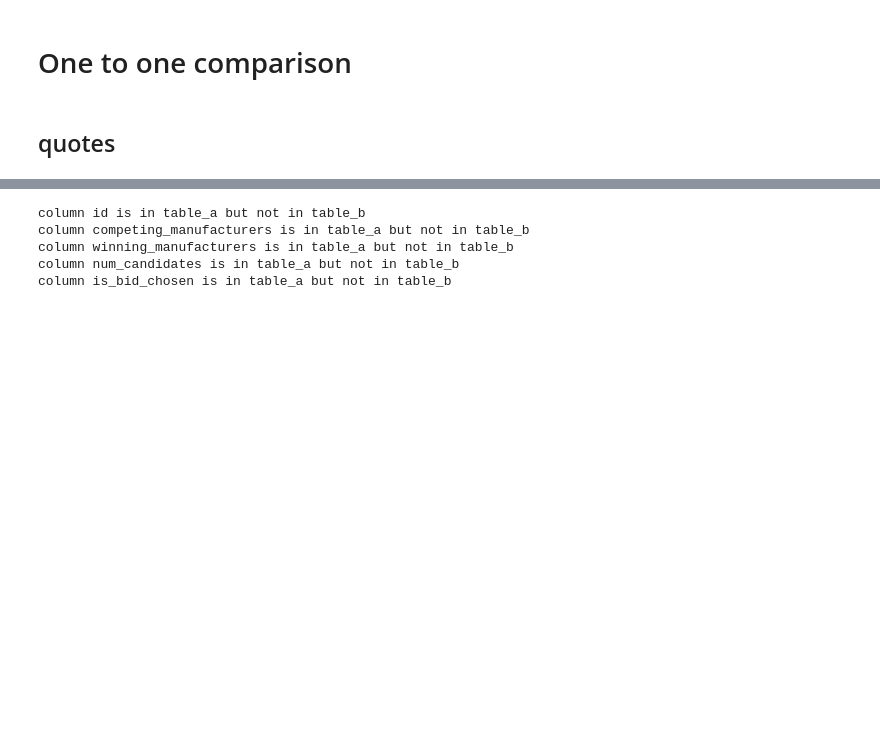
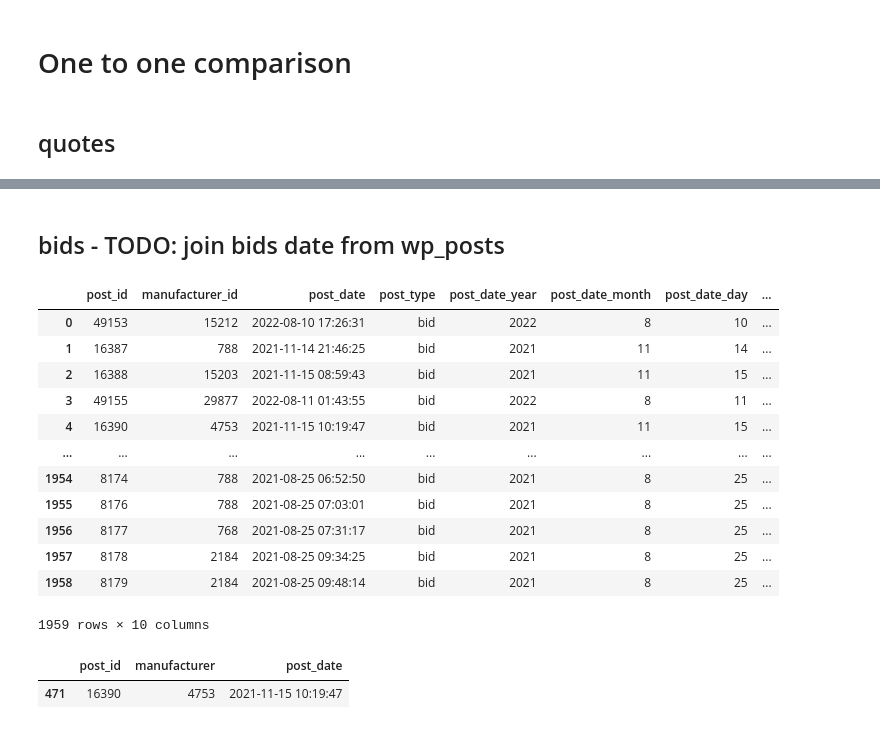
Before and after one commit to ophir-friedler/manufuture, a Jupyter notebook: manu_python/one to one with wp_type_XXX tables .ipynb, the cells around one changed output, grey strips where cells are left out. Cells and saved outputs as stored; diff of their text form; code cells hidden in the pictures; blank space fills up the shorter version.

```diff
--- a/manu_python/one to one with wp_type_XXX tables .ipynb
+++ b/manu_python/one to one with wp_type_XXX tables .ipynb
@@ -121,13 +125,24 @@ all_tables_df['wp_type_quote']
-# %%
-def one_to_one_compare(table_a, table_b):
-    for column in table_a.columns:
-        if column not in table_b.columns:
-            print("column " + column + " is in table_a but not in table_b")
-
-one_to_one_compare(all_tables_df['wp_quotes'], all_tables_df['wp_type_quote'])
-# %% [output]
-column id is in table_a but not in table_b
-column competing_manufacturers is in table_a but not in table_b
-column winning_manufacturers is in table_a but not in table_b
-column num_candidates is in table_a but not in table_b
-column is_bid_chosen is in table_a but not in table_b
+# %% [markdown]
+## bids - TODO: join bids date from wp_posts
+# %%
+bids_reset = all_tables_df['bids'].reset_index().rename(columns={'bid_post_id':'post_id'})
+bids_reset
+# %% [output]
+|  | post_id | manufacturer_id | post_date | post_type | post_date_year | post_date_month | post_date_day | ... |
+| 0 | 49153 | 15212 | 2022-08-10 17:26:31 | bid | 2022 | 8 | 10 | ... |
+| 1 | 16387 | 788 | 2021-11-14 21:46:25 | bid | 2021 | 11 | 14 | ... |
+| 2 | 16388 | 15203 | 2021-11-15 08:59:43 | bid | 2021 | 11 | 15 | ... |
+| 3 | 49155 | 29877 | 2022-08-11 01:43:55 | bid | 2022 | 8 | 11 | ... |
+| 4 | 16390 | 4753 | 2021-11-15 10:19:47 | bid | 2021 | 11 | 15 | ... |
+| ... | ... | ... | ... | ... | ... | ... | ... | ... |
+| 1954 | 8174 | 788 | 2021-08-25 06:52:50 | bid | 2021 | 8 | 25 | ... |
+| 1955 | 8176 | 788 | 2021-08-25 07:03:01 | bid | 2021 | 8 | 25 | ... |
+| 1956 | 8177 | 768 | 2021-08-25 07:31:17 | bid | 2021 | 8 | 25 | ... |
+| 1957 | 8178 | 2184 | 2021-08-25 09:34:25 | bid | 2021 | 8 | 25 | ... |
+| 1958 | 8179 | 2184 | 2021-08-25 09:48:14 | bid | 2021 | 8 | 25 | ... |
+1959 rows × 10 columns
+# %%
+all_tables_df['wp_type_bid'][16390 == all_tables_df['wp_type_bid']['post_id']][['post_id', 'manufacturer', 'post_date']]
+# %% [output]
+|  | post_id | manufacturer | post_date |
+| 471 | 16390 | 4753 | 2021-11-15 10:19:47 |
```
Also changed, not shown: parts of 20 cells of this notebook, 8 other files.
